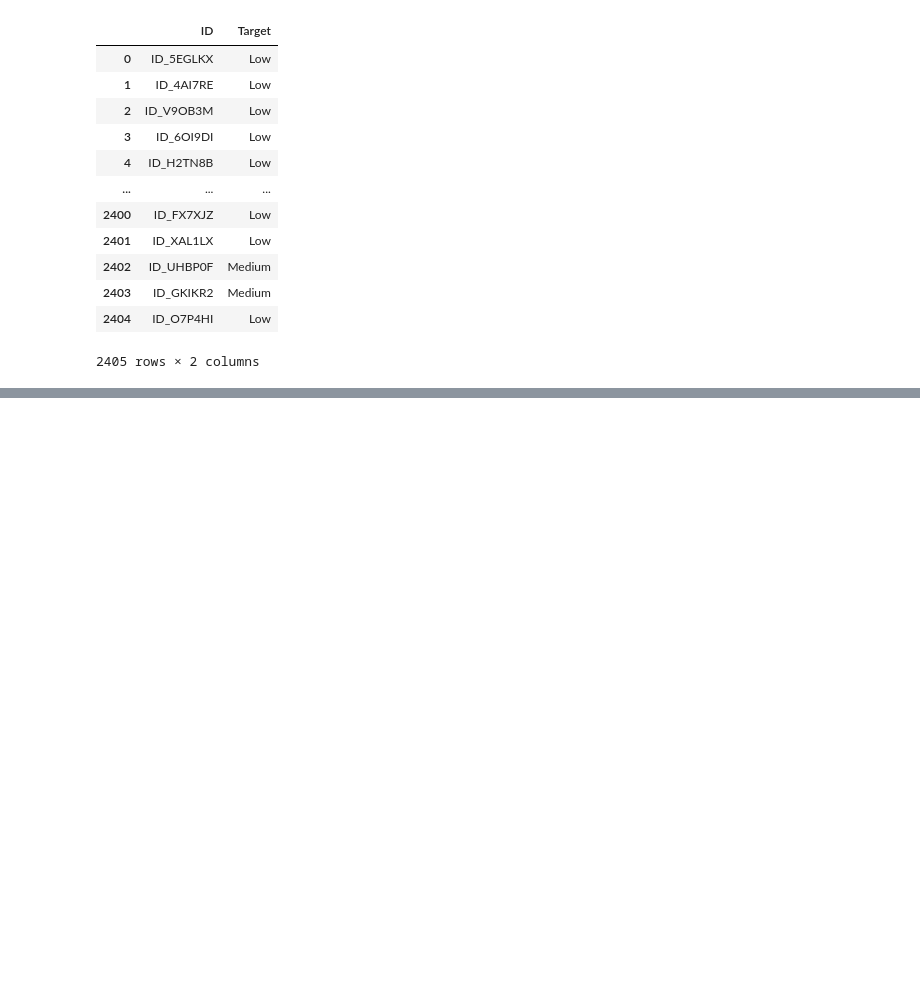
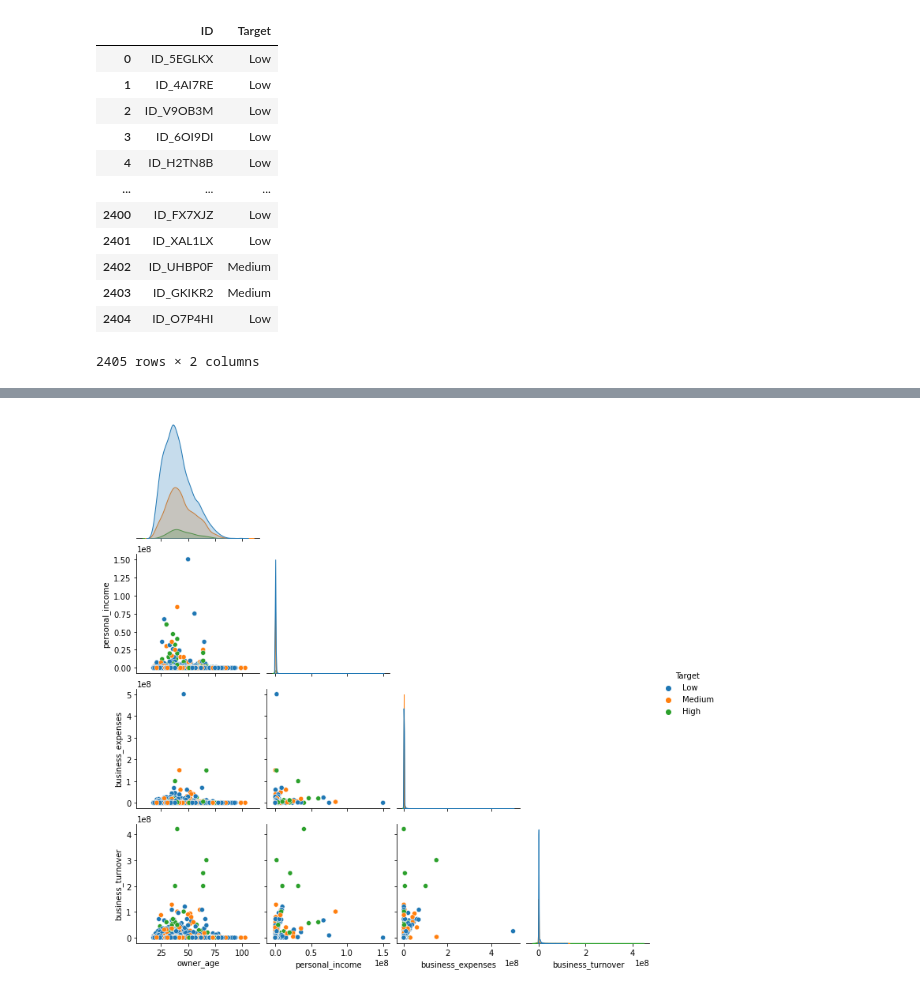
Before and after one commit to Victoria-ui227/financial_health_predictionChallenge, a Jupyter notebook: notebook2.ipynb, the cells around one changed output, grey strips where cells are left out. Saved outputs shown, nothing was run; the diff lists cells and outputs as text; code cells hidden in the pictures; blank space fills up the shorter version.

```diff
--- a/notebook2.ipynb
+++ b/notebook2.ipynb
@@ -535,0 +727,4 @@ pred_df3
+# %%
+xgb_pipeline.fit(X_train, y_train_encoded)
+
+y_val_pred = xgb_pipeline.predict(X_val)
@@ -535,0 +786,17 @@ pred_df3
+# %%
+from sklearn.model_selection import GridSearchCV
+from sklearn.metrics import f1_score
+
+grid = GridSearchCV(
+    xgb_pipeline,
+    param_grid,
+    scoring='f1_macro',
+    cv=5,
+    n_jobs=-1,
+    verbose=1
+)
+
+grid.fit(X_train, y_train_encoded)
+
+print("Best CV F1:", grid.best_score_)
+print("Best Params:", grid.best_params_)
@@ -535,0 +908,3 @@ pred_df3
+# %%
+top10_features = feature_importances['feature'].head(10).tolist()
+top10_features
@@ -535,0 +922,20 @@ pred_df3
+# %%
+
+y_labels = le.inverse_transform(y_encoded)
+
+plot_df = X[top10_features].copy()
+plot_df['Target'] = y_labels
+# %%
+import seaborn as sns
+import matplotlib.pyplot as plt
+
+sns.pairplot(
+    plot_df,
+    hue='Target',
+    diag_kind='kde',  # nicer distributions
+    corner=True       # cleaner plot (no duplicate panels)
+)
+
+plt.show()
+# %% [output]
+[figure, added]
```
Also changed, not shown: parts of 40 cells of this notebook.
